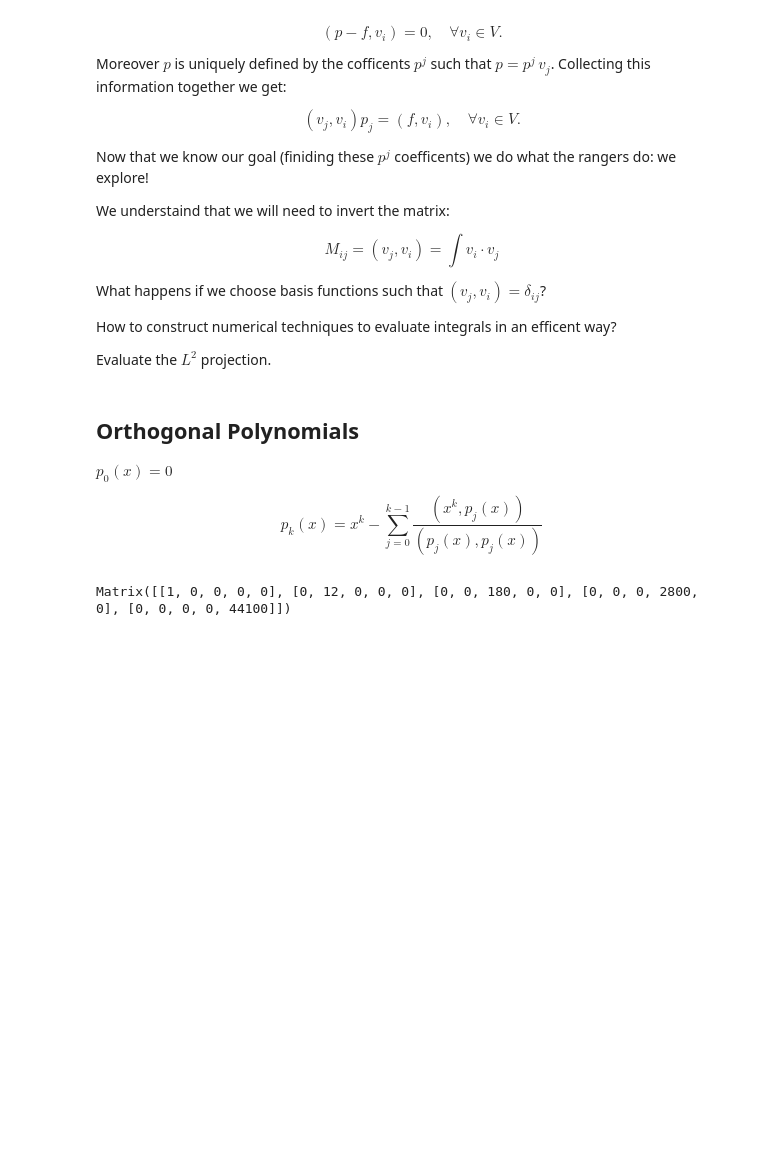
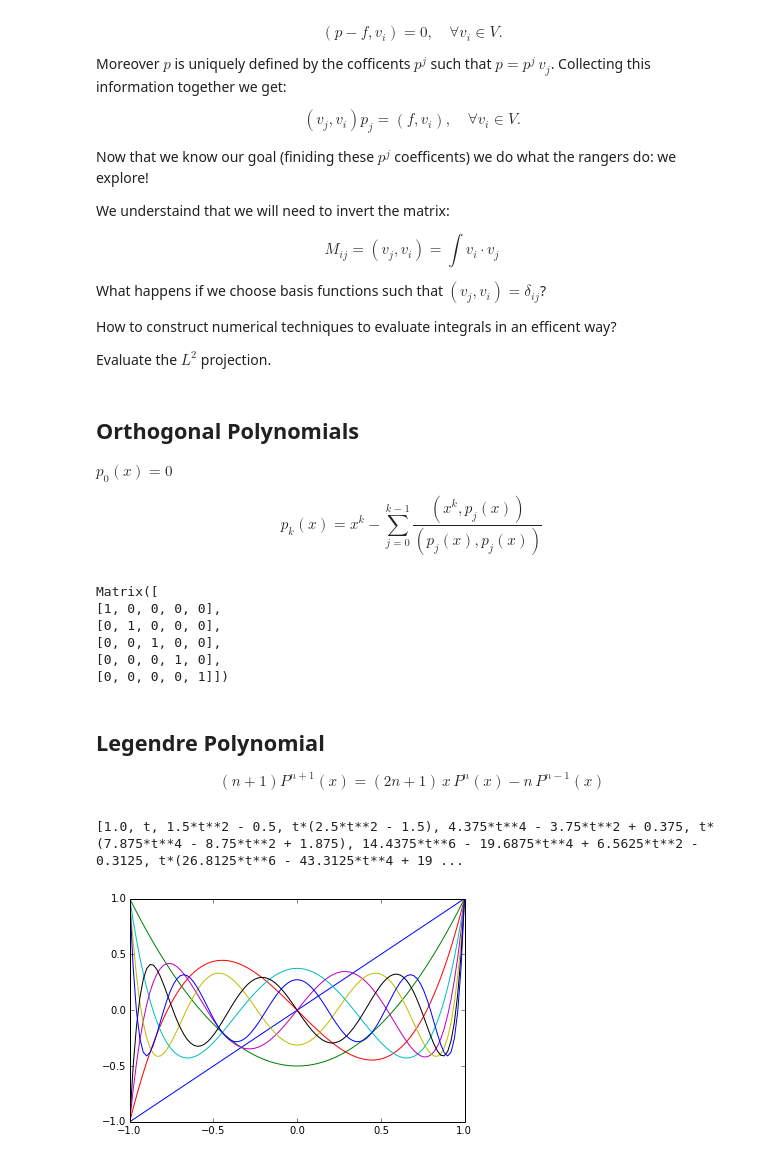
Before and after one commit to nicolacavallini/applied-mathematics, a Jupyter notebook: python-lectures/04_best_approximation.ipynb, the cells around one changed output. Cells and saved outputs as stored; diff of their text form; code cells hidden in the pictures; blank space fills up the shorter version.

Commit message:
legendre poly

```diff
--- a/python-lectures/04_best_approximation.ipynb
+++ b/python-lectures/04_best_approximation.ipynb
@@ -48,5 +51,5 @@ def scalar_prod(p0,p1):
 # %%
-x = sym.symbols('x')
+t = sym.symbols('t')
 k = 3
 
 Pk = [1]
@@ -54,9 +57,9 @@ Pk = [1]
 for k in xrange(1,5):
     s = 0
     for j in xrange(0,k):
-        s+= scalar_prod(x**k,Pk[j])/scalar_prod(Pk[j],Pk[j])*Pk[j]
-    pk = x**k-s
-    pk = pk/scalar_prod(pk,pk)
+        s+= scalar_prod(t**k,Pk[j])/scalar_prod(Pk[j],Pk[j])*Pk[j]
+    pk = t**k-s
+    pk = pk/sym.sqrt(scalar_prod(pk,pk))
     Pk.append(pk)
 
 
@@ -68,7 +71,39 @@ for i in xrange(len(Pk)):
     Mij.append(row)
 
 Mij = sym.Matrix(Mij)
-
-print (Mij)
+Mij
 # %% [output]
-Matrix([[1, 0, 0, 0, 0], [0, 12, 0, 0, 0], [0, 0, 180, 0, 0], [0, 0, 0, 2800, 0], [0, 0, 0, 0, 44100]])
+Matrix([
+[1, 0, 0, 0, 0],
+[0, 1, 0, 0, 0],
+[0, 0, 1, 0, 0],
+[0, 0, 0, 1, 0],
+[0, 0, 0, 0, 1]])
+# %% [markdown]
+## Legendre Polynomial
+
+$$
+(n+1) P^{n+1}(x) = (2n+1)\, x\, P^n(x) - n\, P^{n-1}(x)
+$$
+# %%
+Pn = [1.,t]
+
+#Pn = [1.,x, ((2*n+1)*x*Pn[n] - n*Pn[n-1])/(n+1.) for n in range(1,2)]
+
+for n in range(1,8):
+    pn1 = ((2*n+1)*t*Pn[n] - n*Pn[n-1])/(n+1.)
+    Pn.append(sym.simplify(pn1))
+
+print Pn
+
+x = np.linspace(-1,1,100)
+
+for p in Pn:
+    if p != 1. :
+        fs = sym.lambdify(t, p, 'numpy')
+        #print x.shape
+        #print fs(x)
+        _ = pl.plot(x,fs(x))
+# %% [output]
+[1.0, t, 1.5*t**2 - 0.5, t*(2.5*t**2 - 1.5), 4.375*t**4 - 3.75*t**2 + 0.375, t*(7.875*t**4 - 8.75*t**2 + 1.875), 14.4375*t**6 - 19.6875*t**4 + 6.5625*t**2 - 0.3125, t*(26.8125*t**6 - 43.3125*t**4 + 19 ...
+[figure, added]
```
Also changed, not shown: parts of 3 cells of this notebook.
